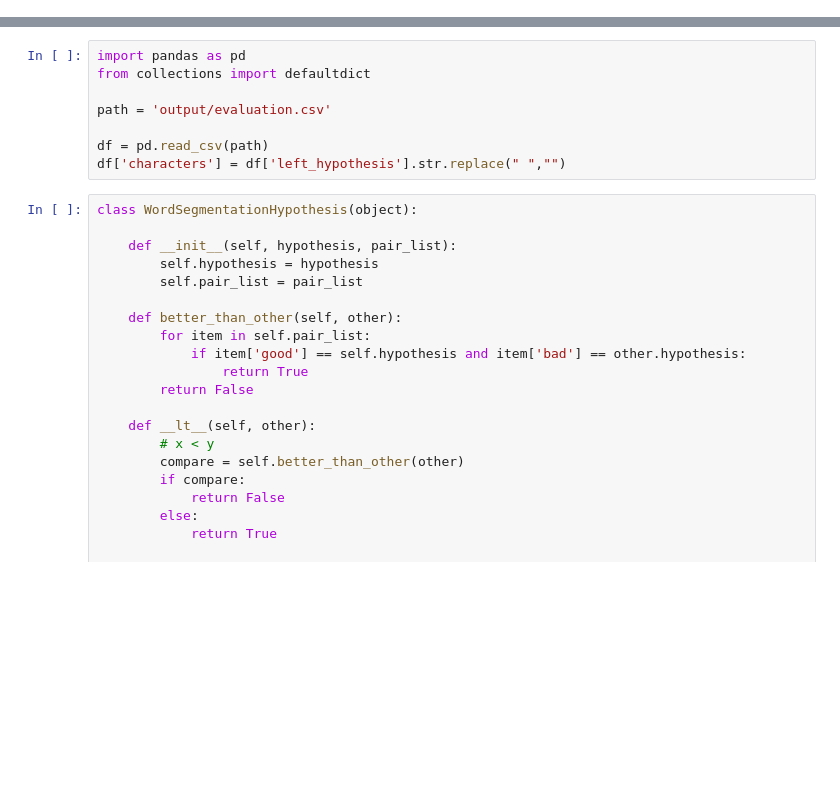
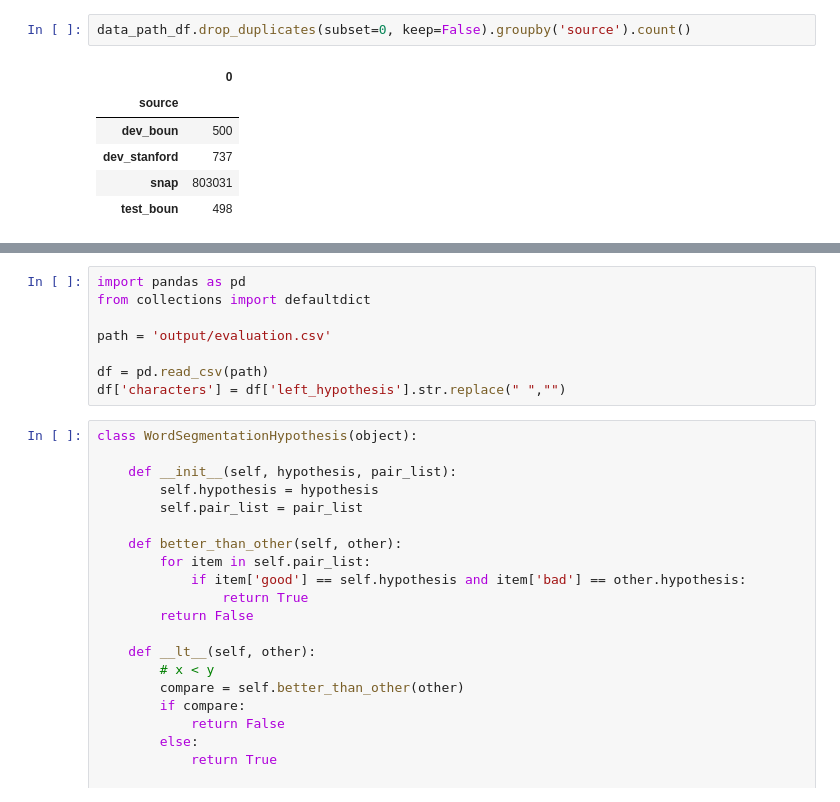
Before and after one commit to ruanchaves/hashformers, a Jupyter notebook: data_analysis.ipynb, the cells around one changed output, grey strips where cells are left out. Cells and saved outputs as stored; diff of their text form; blank space fills up the shorter version.

```diff
--- a/data_analysis.ipynb
+++ b/data_analysis.ipynb
@@ -0,0 +57,9 @@
+# %%
+data_path_df.drop_duplicates(subset=0, keep=False).groupby('source').count()
+# %% [output]
+|  | 0 |
+| source |  |
+| dev_boun | 500 |
+| dev_stanford | 737 |
+| snap | 803031 |
+| test_boun | 498 |
```
Also changed, not shown: parts of 7 cells of this notebook, 24 other files.
